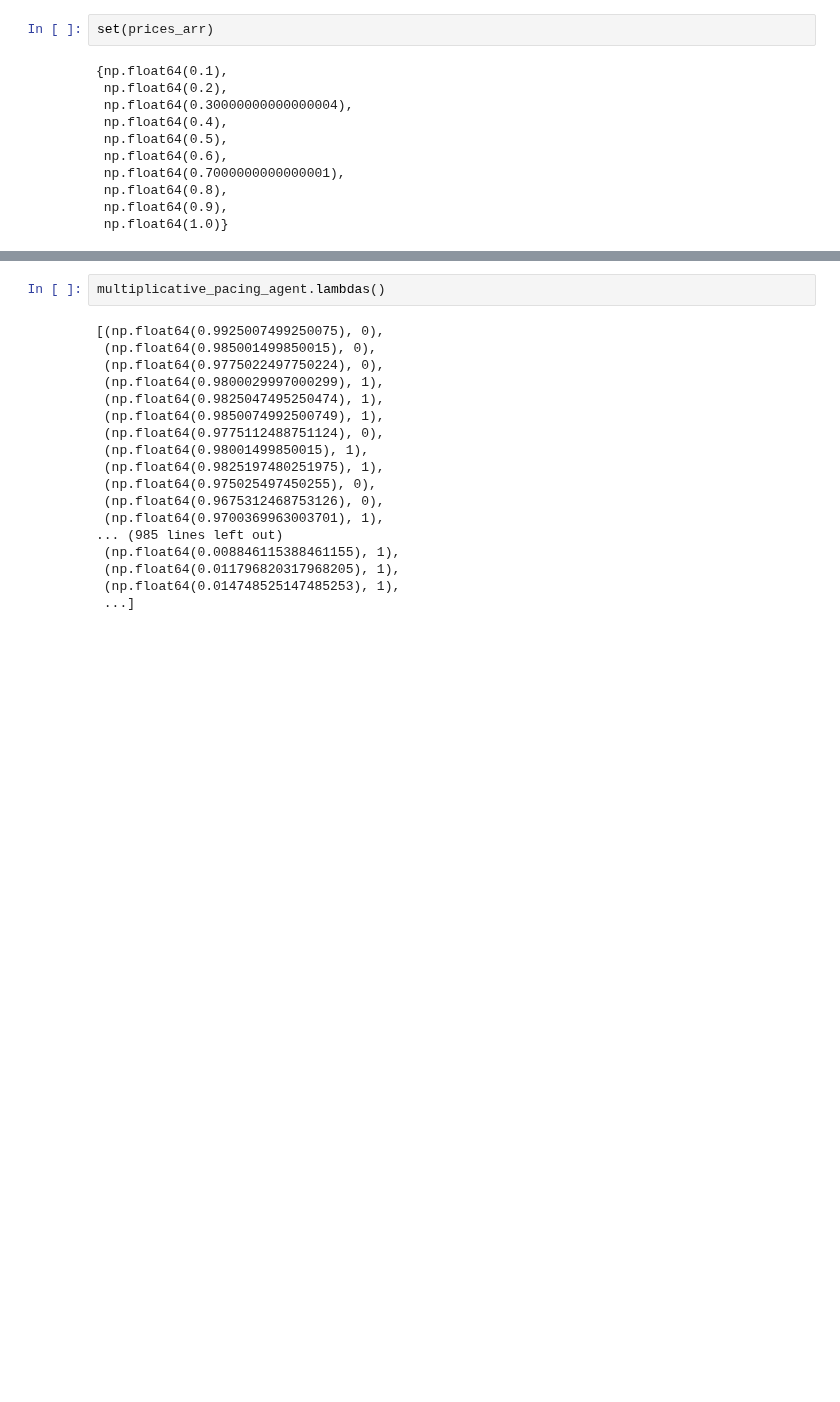
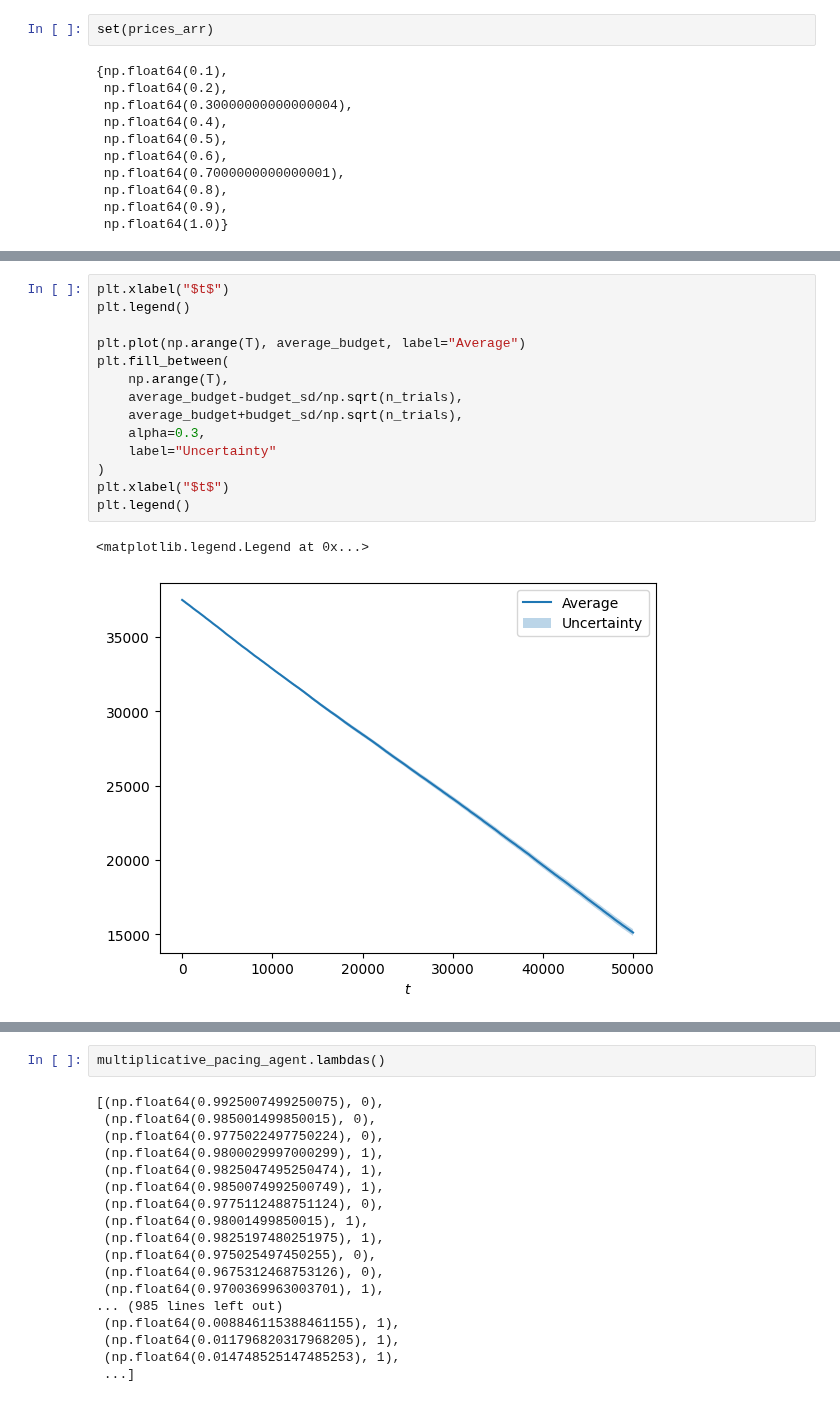
Before and after one commit to FabioFloris02/OLA2025_Floris_Sonzini_Parenti_Singh_Gottschling, a Jupyter notebook: OLA-project.ipynb, the cells around one changed output, grey strips where cells are left out. Cells and saved outputs as stored; diff of their text form; blank space fills up the shorter version.

```diff
--- a/OLA-project.ipynb
+++ b/OLA-project.ipynb
@@ -979,3 +982,20 @@ plt.legend()
+# %%
+plt.xlabel("$t$")
+plt.legend()
+
+plt.plot(np.arange(T), average_budget, label="Average")
+plt.fill_between(
+    np.arange(T),
+    average_budget-budget_sd/np.sqrt(n_trials),
+    average_budget+budget_sd/np.sqrt(n_trials),
+    alpha=0.3,
+    label="Uncertainty"
+)
+plt.xlabel("$t$")
+plt.legend()
+# %% [output]
+<matplotlib.legend.Legend at 0x...>
+[figure, added]
 # %%
 average_regret = regret_per_trial.mean(axis=0)  # media
 regret_sd = regret_per_trial.std(axis=0)        # deviazione standard
```
Also changed, not shown: parts of 13 cells of this notebook.
